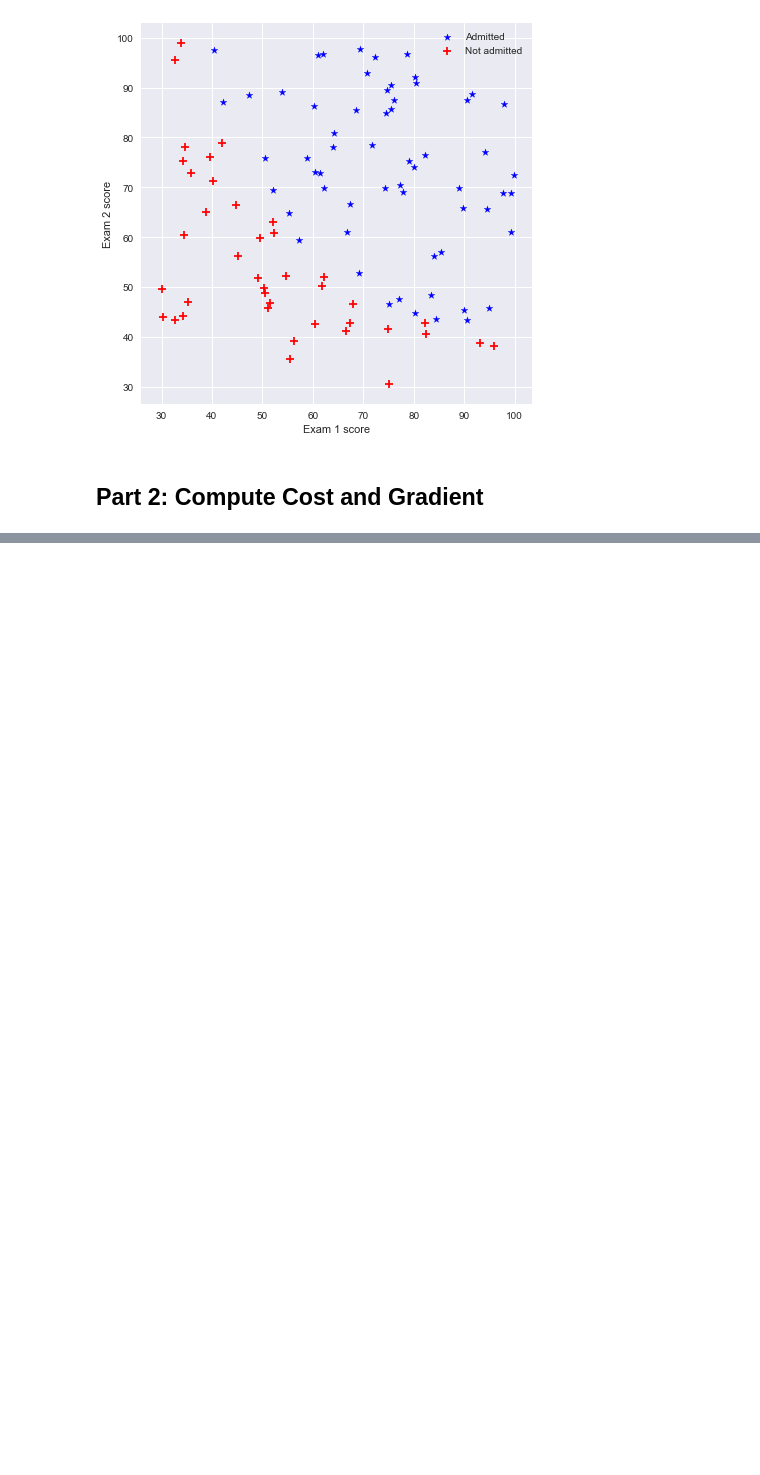
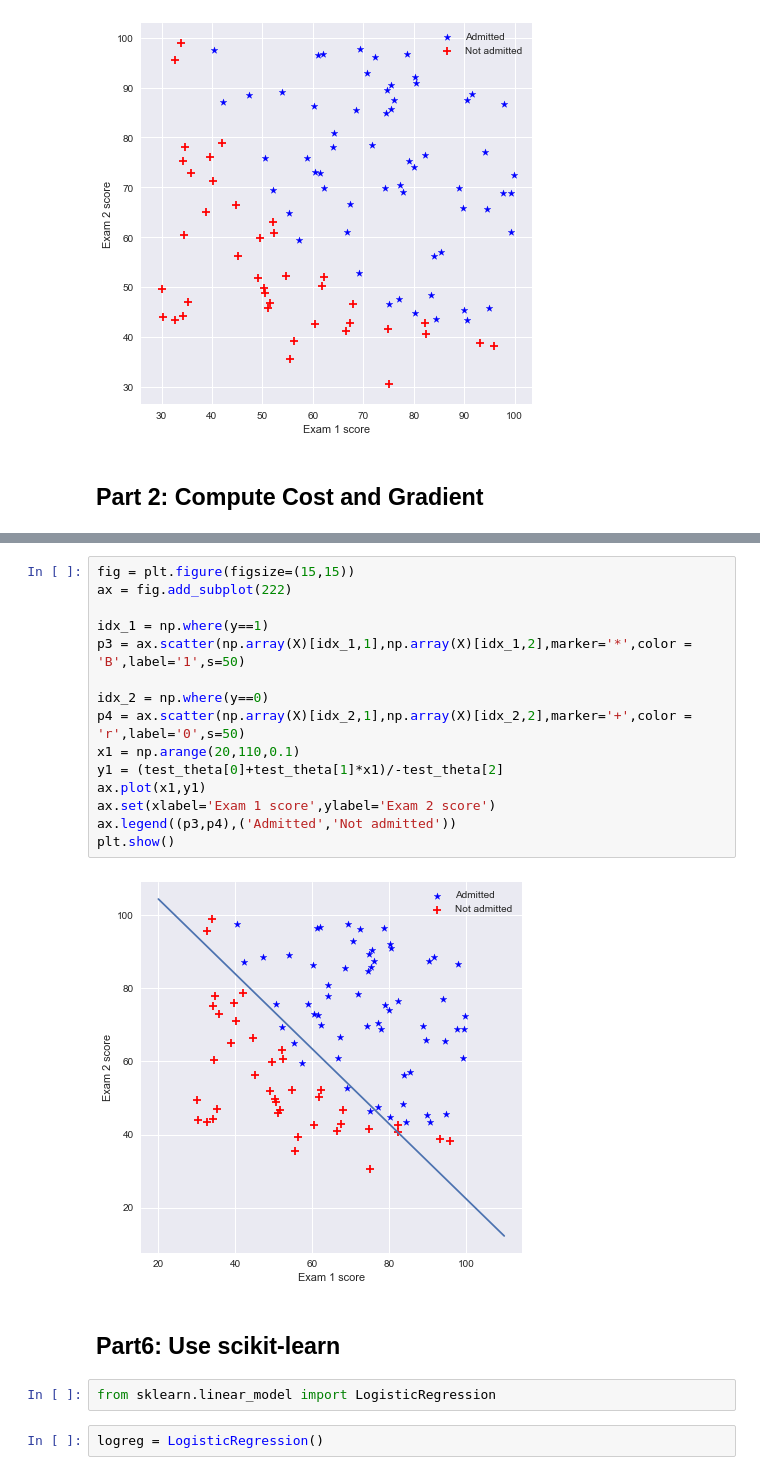
Before and after one commit to rockchen26sh/Machine-Learning, a Jupyter notebook: ML_Logistic_Regression.ipynb, the cells around one changed output, grey strips where cells are left out. Saved outputs shown, nothing was run; the diff lists cells and outputs as text; blank space fills up the shorter version.

```diff
--- a/ML_Logistic_Regression.ipynb
+++ b/ML_Logistic_Regression.ipynb
@@ -137,0 +251,23 @@ TypeError: data type not understood
+# %%
+fig = plt.figure(figsize=(15,15))
+ax = fig.add_subplot(222)
+
+idx_1 = np.where(y==1)
+p3 = ax.scatter(np.array(X)[idx_1,1],np.array(X)[idx_1,2],marker='*',color = 'B',label='1',s=50)
+
+idx_2 = np.where(y==0)
+p4 = ax.scatter(np.array(X)[idx_2,1],np.array(X)[idx_2,2],marker='+',color = 'r',label='0',s=50)
+x1 = np.arange(20,110,0.1)
+y1 = (test_theta[0]+test_theta[1]*x1)/-test_theta[2]
+ax.plot(x1,y1)
+ax.set(xlabel='Exam 1 score',ylabel='Exam 2 score')
+ax.legend((p3,p4),('Admitted','Not admitted'))
+plt.show()
+# %% [output]
+[figure, added]
+# %% [markdown]
+## Part6: Use scikit-learn
+# %%
+from sklearn.linear_model import LogisticRegression
+# %%
+logreg = LogisticRegression()
```
Also changed, not shown: parts of 28 cells of this notebook, 28 other files.
